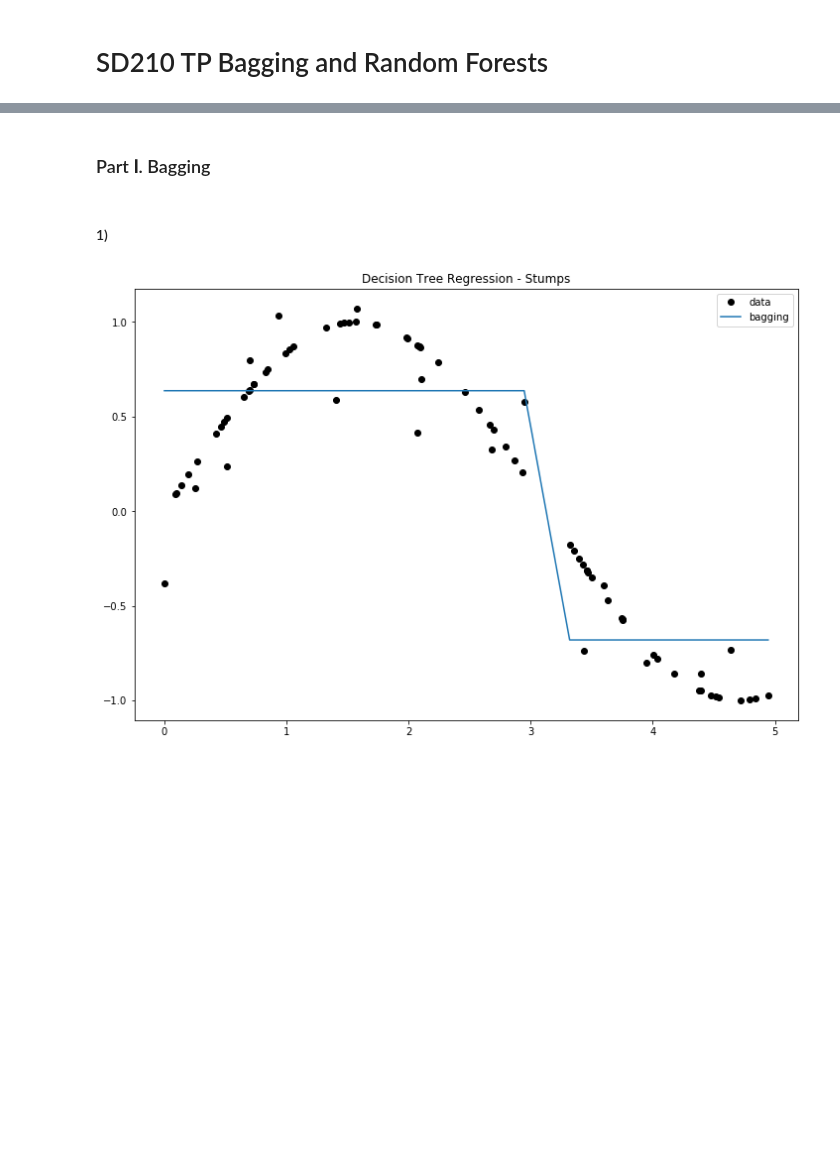
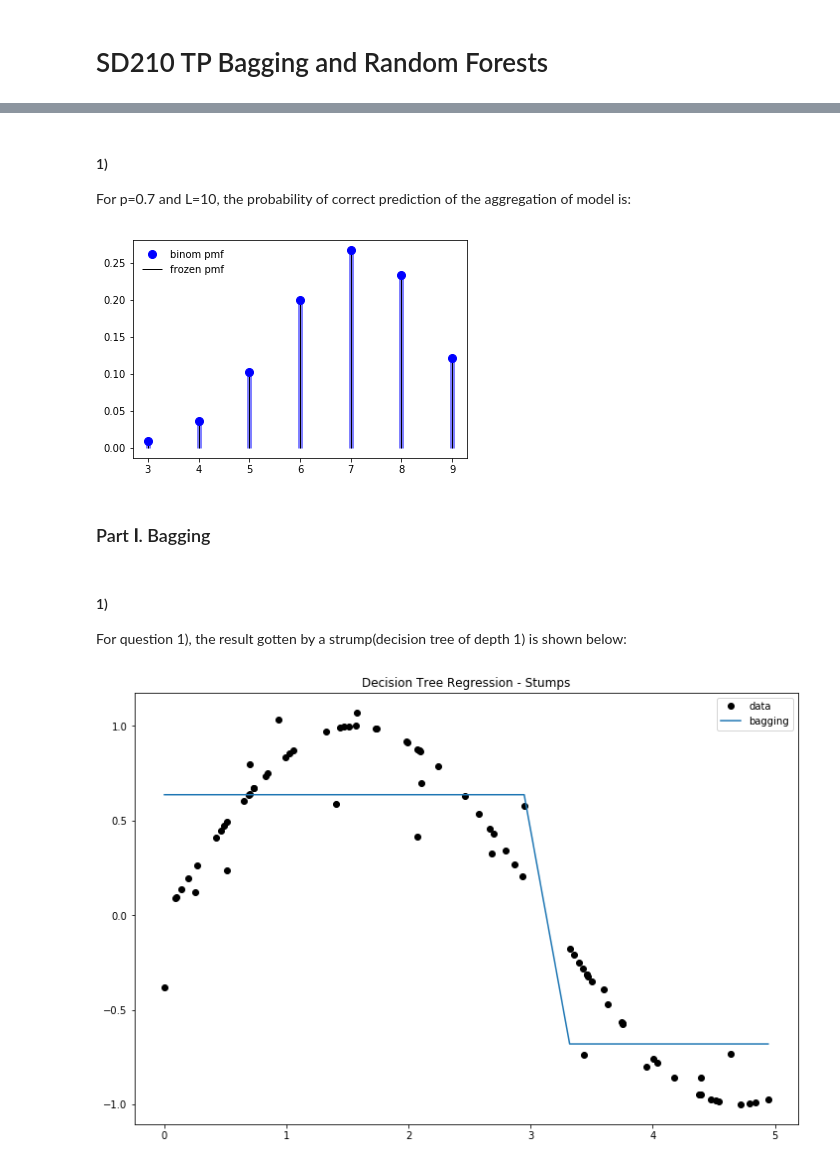
Before and after one commit to LI-Yanting/TP_random_forests, a Jupyter notebook: TP_Bagging_Random_Forests.ipynb, the cells around one changed output, grey strips where cells are left out. Cells and saved outputs as stored; diff of their text form; code cells hidden in the pictures; blank space fills up the shorter version.

```diff
--- a/TP_Bagging_Random_Forests.ipynb
+++ b/TP_Bagging_Random_Forests.ipynb
@@ -3,7 +10,30 @@
+# %% [markdown]
+#### 1)
+For p=0.7 and L=10, the probability of correct prediction of the aggregation of model is:
+# %%
+from scipy.stats import binom
+import numpy as np
+import matplotlib.pyplot as plt
+
+fig, ax = plt.subplots(1, 1)
+L = 10
+p = 0.7
+mean, var, skew, kurt = binom.stats(L, p, moments='mvsk')
+x = np.arange(binom.ppf(0.01, L, p),binom.ppf(0.99, L, p))
+ax.plot(x, binom.pmf(x, L, p), 'bo', ms=8, label='binom pmf')
+ax.vlines(x, 0, binom.pmf(x, L, p), colors='b', lw=5, alpha=0.5)
+rv = binom(L, p)
+ax.vlines(x, 0, rv.pmf(x), colors='k', linestyles='-', lw=1,
+          label='frozen pmf')
+ax.legend(loc='best', frameon=False)
+plt.show()
+# %% [output]
+[figure, added]
 # %% [markdown]
 ### Part Ⅰ.  Bagging
-# %% [markdown]
-#### 1)
+# %% [markdown]
+#### 1)
+For question 1), the result gotten by a strump(decision tree of depth 1) is shown below:
 # %%
 import numpy as np
 from sklearn.tree import DecisionTreeRegressor
```
Also changed, not shown: parts of 27 cells of this notebook.
